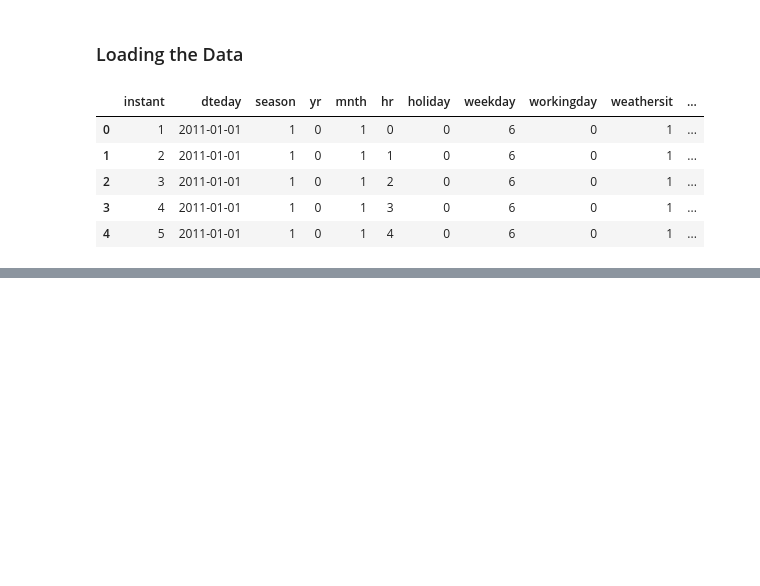
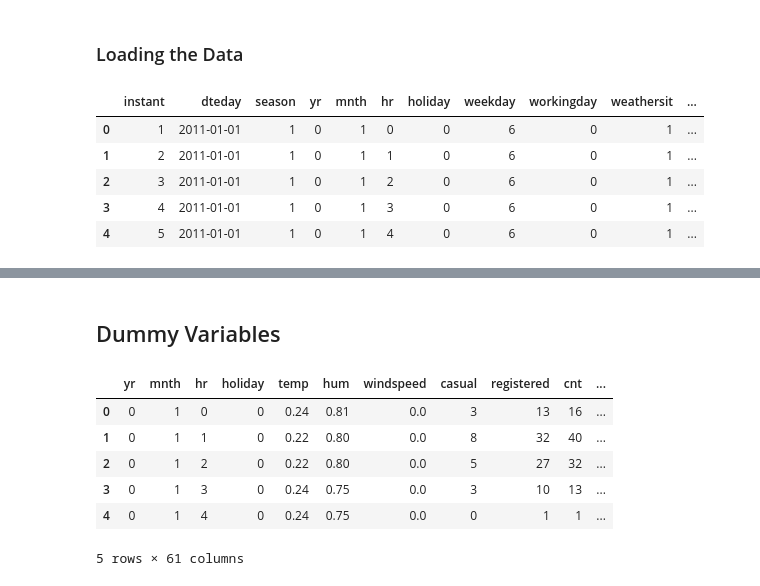
Before and after one commit to justinbellucci/vanilla_nn_bikeshare_model, a Jupyter notebook: Predicting_bike_sharing.ipynb, the cells around one changed output, grey strips where cells are left out. Drawn from its saved outputs; the diff is of its cells as text; code cells hidden in the pictures; blank space fills up the shorter version.

```diff
--- a/Predicting_bike_sharing.ipynb
+++ b/Predicting_bike_sharing.ipynb
@@ -19,0 +32,20 @@ data.head()
+# %% [markdown]
+## Dummy Variables
+# %%
+dummy_fields = ['season', 'weathersit', 'mnth', 'hr', 'weekday']
+
+for field in dummy_fields:
+    dummies = pd.get_dummies(ride_data[field], prefix=field, drop_first=False)
+    ride_data = pd.concat([ride_data, dummies], axis=1)
+
+fields_to_drop = ['dteday', 'instant', 'season', 'weathersit', 'weekday', 'atemp', 'workingday']
+data = ride_data.drop(fields_to_drop, axis=1)
+data.head()
+# %% [output]
+|  | yr | mnth | hr | holiday | temp | hum | windspeed | casual | registered | cnt | ... |
+| 0 | 0 | 1 | 0 | 0 | 0.24 | 0.81 | 0.0 | 3 | 13 | 16 | ... |
+| 1 | 0 | 1 | 1 | 0 | 0.22 | 0.80 | 0.0 | 8 | 32 | 40 | ... |
+| 2 | 0 | 1 | 2 | 0 | 0.22 | 0.80 | 0.0 | 5 | 27 | 32 | ... |
+| 3 | 0 | 1 | 3 | 0 | 0.24 | 0.75 | 0.0 | 3 | 10 | 13 | ... |
+| 4 | 0 | 1 | 4 | 0 | 0.24 | 0.75 | 0.0 | 0 | 1 | 1 | ... |
+5 rows × 61 columns
```
Also changed, not shown: parts of 5 cells of this notebook.
